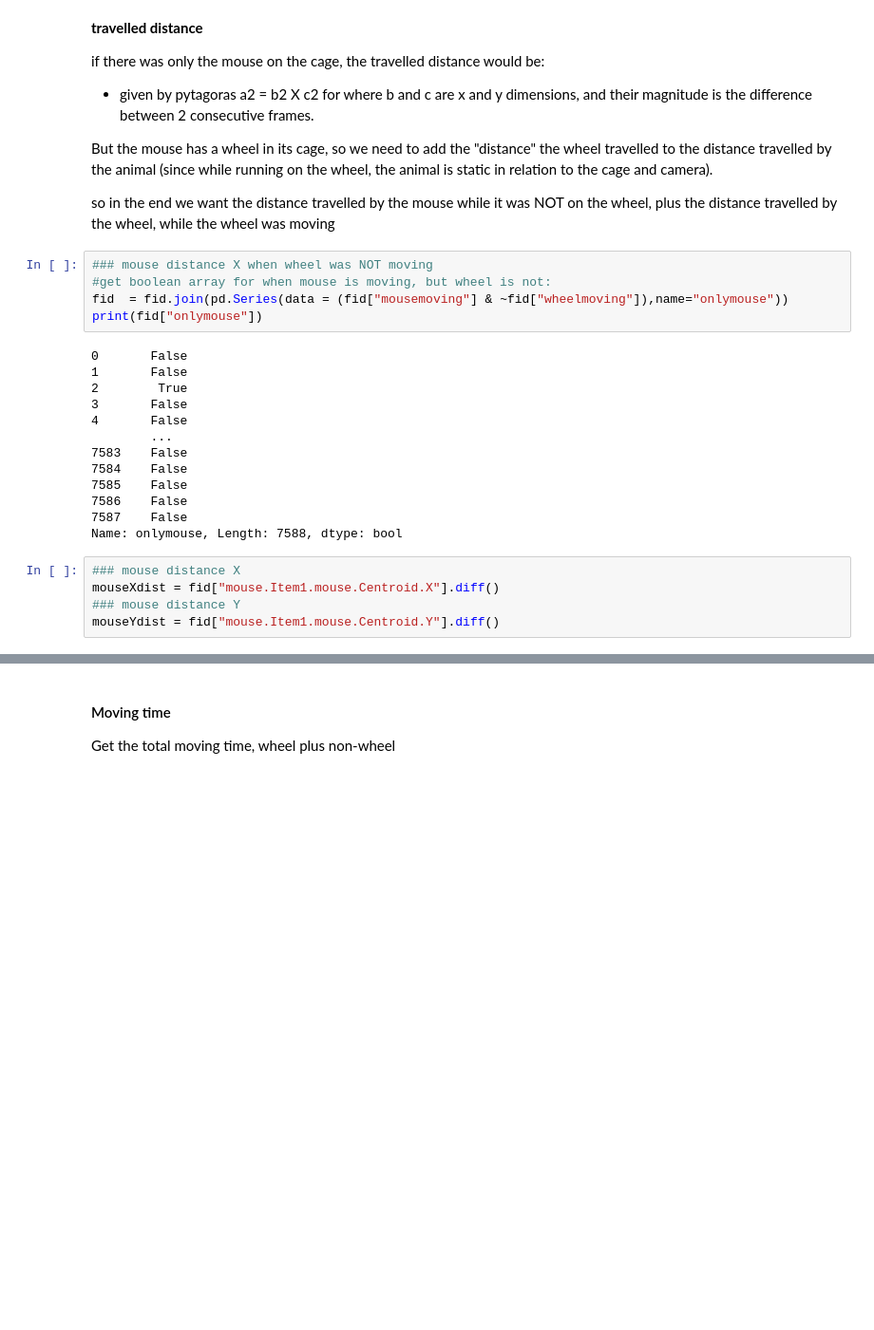
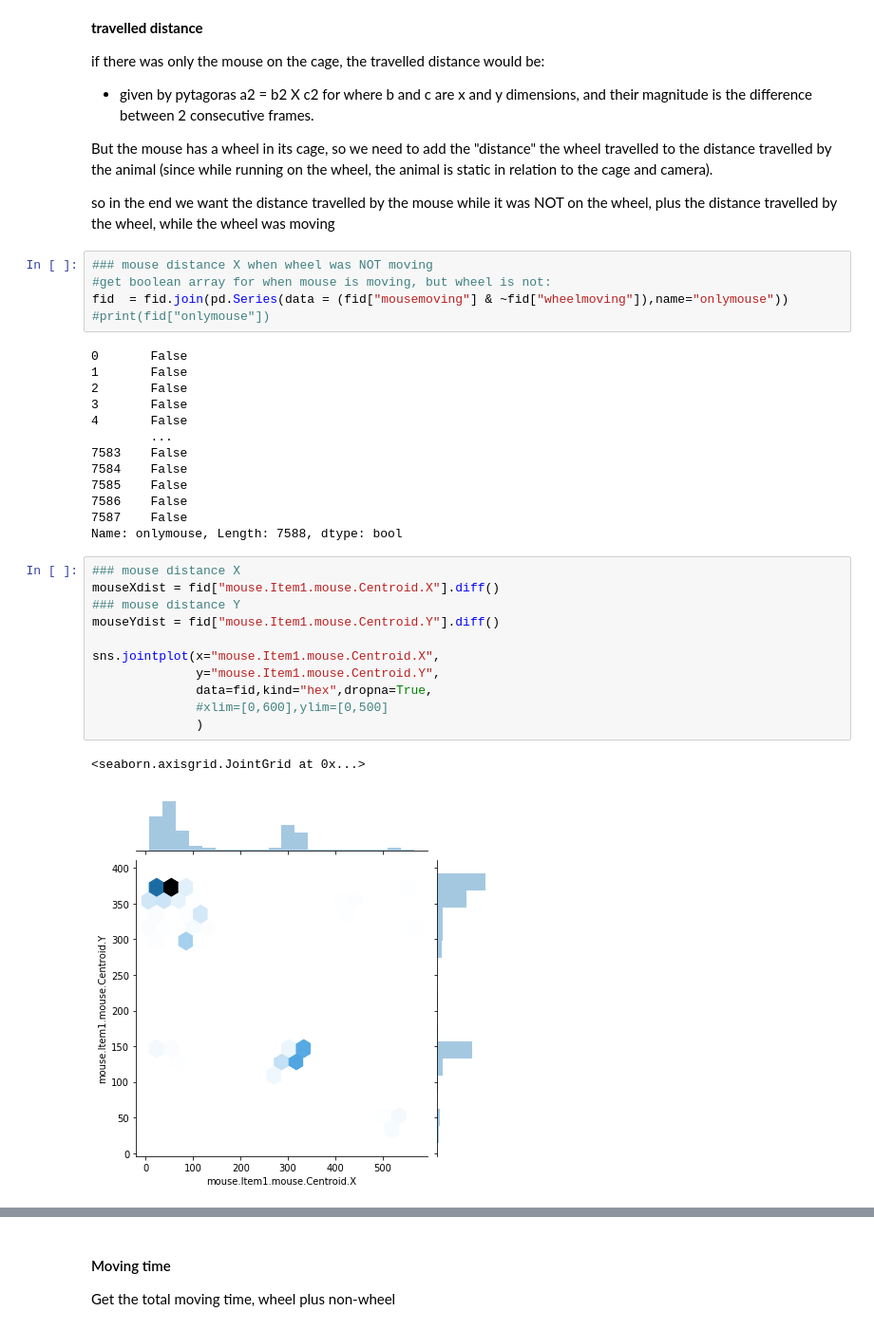
Before and after one commit to Sussex-Neuroscience/rodent-tracking, a Jupyter notebook: software/test.ipynb, the cells around one changed output, grey strips where cells are left out. Shown at 95% size. Drawn from its saved outputs; the diff is of its cells as text; blank space fills up the shorter version.

```diff
--- a/software/test.ipynb
+++ b/software/test.ipynb
@@ -63,11 +63,11 @@ the wheel, plus the distance travelled by the wheel, while the wheel was moving
 ### mouse distance X when wheel was NOT moving
 #get boolean array for when mouse is moving, but wheel is not:
 fid  = fid.join(pd.Series(data = (fid["mousemoving"] & ~fid["wheelmoving"]),name="onlymouse"))
-print(fid["onlymouse"])
+#print(fid["onlymouse"])
 # %% [output]
 0       False
 1       False
-2        True
+2       False
 3       False
 4       False
         ...
@@ -80,8 +80,17 @@ Name: onlymouse, Length: 7588, dtype: bool
 # %%
 ### mouse distance X
 mouseXdist = fid["mouse.Item1.mouse.Centroid.X"].diff()
 ### mouse distance Y
 mouseYdist = fid["mouse.Item1.mouse.Centroid.Y"].diff()
+
+sns.jointplot(x="mouse.Item1.mouse.Centroid.X",
+              y="mouse.Item1.mouse.Centroid.Y",
+              data=fid,kind="hex",dropna=True,
+              #xlim=[0,600],ylim=[0,500]
+              )
+# %% [output]
+<seaborn.axisgrid.JointGrid at 0x...>
+[figure, added]
 # %%
 # total distance using pytagoras, and excluding the times when the mouse was on the wheel
 mouseTotalDist = np.sqrt(mouseXdist[fid["onlymouse"]]**2+mouseYdist[fid["onlymouse"]]**2)
```
Also changed, not shown: parts of 14 cells of this notebook, 3 other files.
